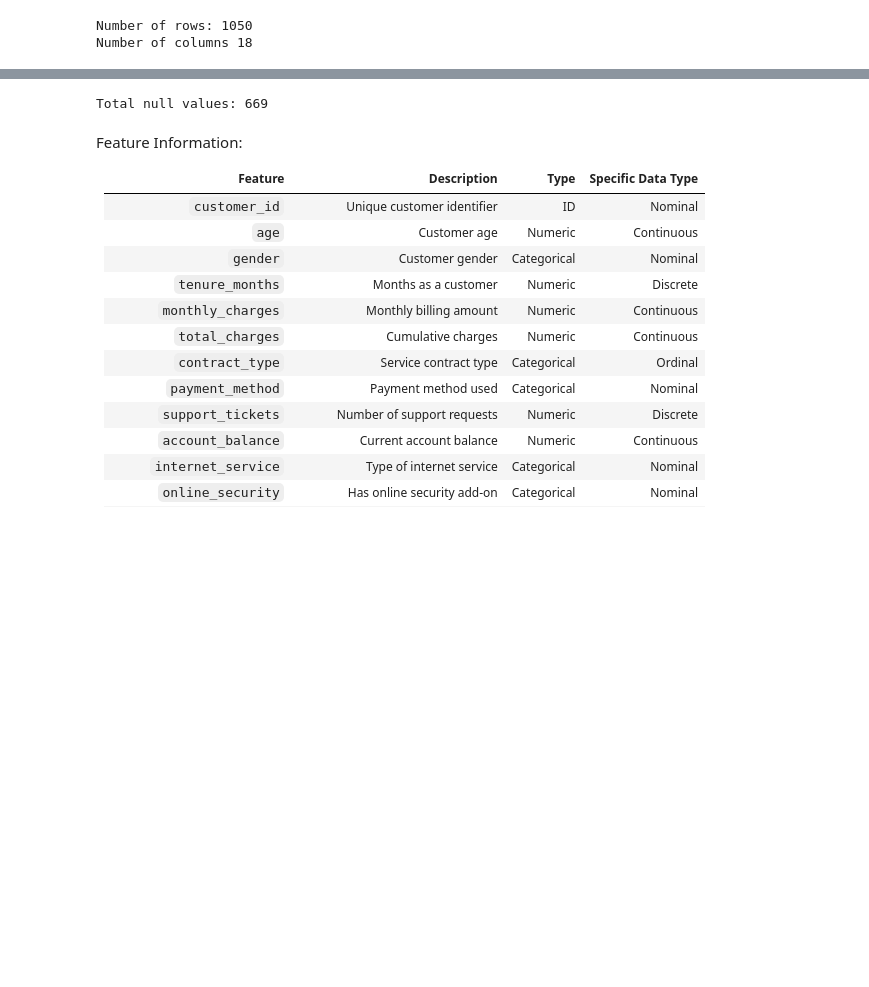
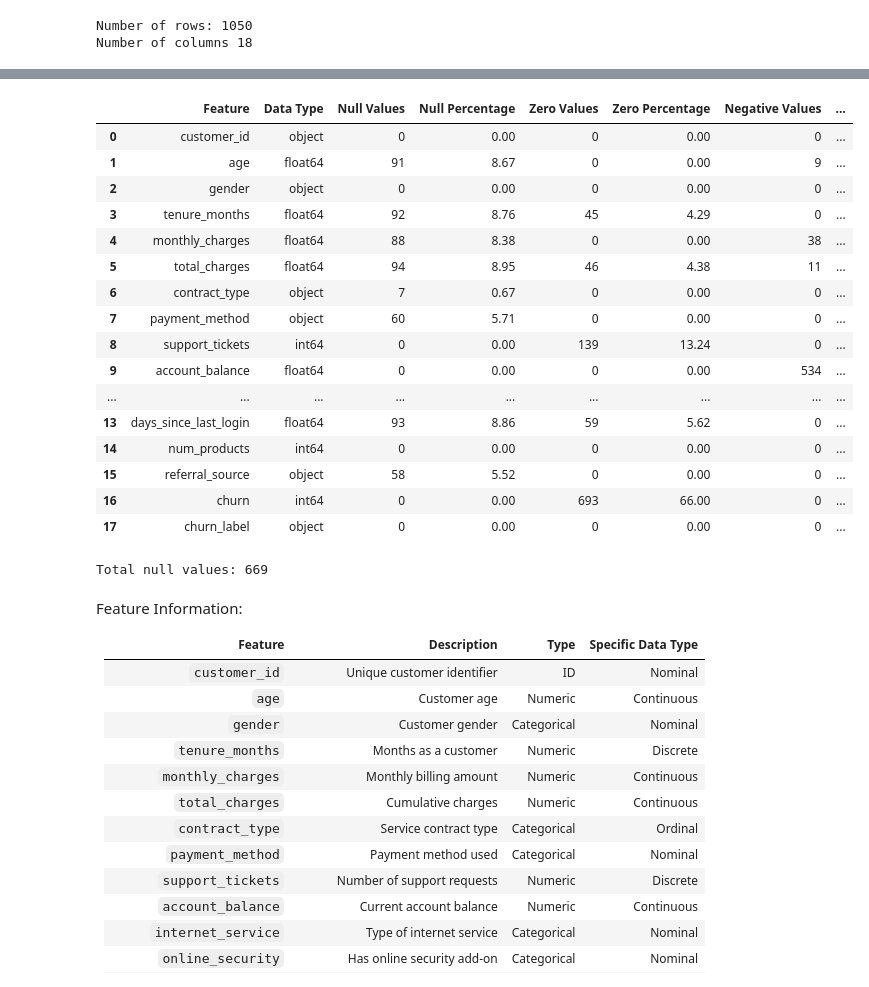
Before and after one commit to mcikalmerdeka/ds-dataprep-utils, a Jupyter notebook: notebooks/classification.ipynb, the cells around one changed output, grey strips where cells are left out. Saved outputs shown, nothing was run; the diff lists cells and outputs as text; code cells hidden in the pictures; blank space fills up the shorter version.

Commit message:
upgrade and test the check_data_information functionalities. also add docs explanation why they are importants

```diff
--- a/notebooks/classification.ipynb
+++ b/notebooks/classification.ipynb
@@ -135,3 +113,25 @@ display(info_df)
+# %%
+# Check data information
+info_df = check_data_information(df_raw, df_raw.columns.tolist())
+display(info_df)
+# %% [output]
+|  | Feature | Data Type | Null Values | Null Percentage | Zero Values | Zero Percentage | Negative Values | ... |
+| 0 | customer_id | object | 0 | 0.00 | 0 | 0.00 | 0 | ... |
+| 1 | age | float64 | 91 | 8.67 | 0 | 0.00 | 9 | ... |
+| 2 | gender | object | 0 | 0.00 | 0 | 0.00 | 0 | ... |
+| 3 | tenure_months | float64 | 92 | 8.76 | 45 | 4.29 | 0 | ... |
+| 4 | monthly_charges | float64 | 88 | 8.38 | 0 | 0.00 | 38 | ... |
+| 5 | total_charges | float64 | 94 | 8.95 | 46 | 4.38 | 11 | ... |
+| 6 | contract_type | object | 7 | 0.67 | 0 | 0.00 | 0 | ... |
+| 7 | payment_method | object | 60 | 5.71 | 0 | 0.00 | 0 | ... |
+| 8 | support_tickets | int64 | 0 | 0.00 | 139 | 13.24 | 0 | ... |
+| 9 | account_balance | float64 | 0 | 0.00 | 0 | 0.00 | 534 | ... |
+| ... | ... | ... | ... | ... | ... | ... | ... | ... |
+| 13 | days_since_last_login | float64 | 93 | 8.86 | 59 | 5.62 | 0 | ... |
+| 14 | num_products | int64 | 0 | 0.00 | 0 | 0.00 | 0 | ... |
+| 15 | referral_source | object | 58 | 5.52 | 0 | 0.00 | 0 | ... |
+| 16 | churn | int64 | 0 | 0.00 | 693 | 66.00 | 0 | ... |
+| 17 | churn_label | object | 0 | 0.00 | 0 | 0.00 | 0 | ... |
 # %%
 # Count total of null values
 print(f"Total null values: {df_raw.isnull().sum().sum()}")
```
Also changed, not shown: parts of 2 cells of this notebook, 2 other files.
